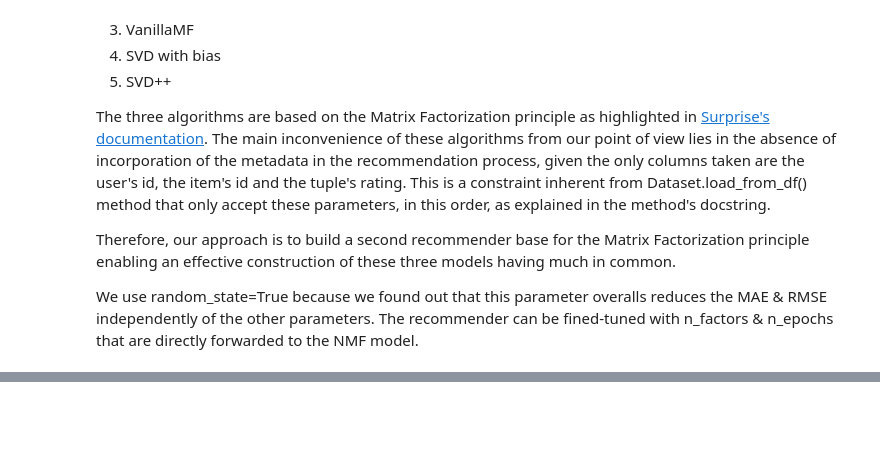
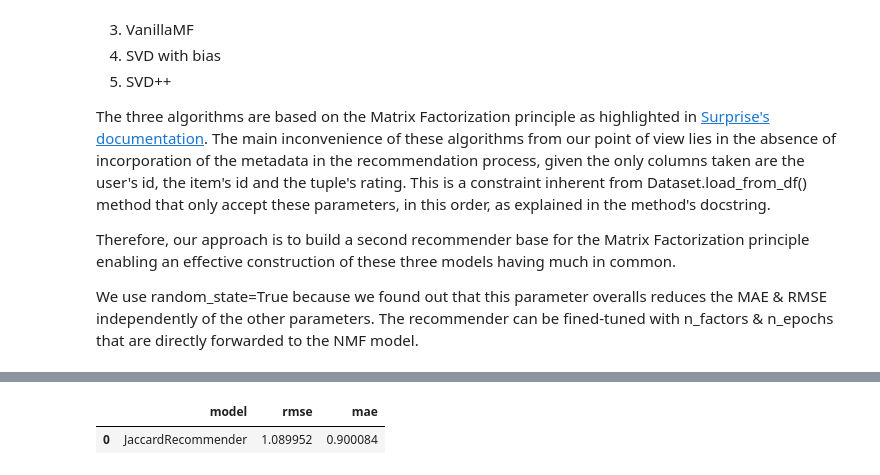
Before and after one commit to LoicE5/Recommendation-models-analysis, a Jupyter notebook: Projet.ipynb, the cells around one changed output, grey strips where cells are left out. Saved outputs shown, nothing was run; the diff lists cells and outputs as text; code cells hidden in the pictures; blank space fills up the shorter version.

Commit message:
predict + 2nd custom class

```diff
--- a/Projet.ipynb
+++ b/Projet.ipynb
@@ -200,11 +200,9 @@ class BaseRecommender:
         ]
 
         if not user_movie_rating.empty:
-            # User has rated the movie, return the actual rating
             actual_rating = user_movie_rating['user_rating'].values[0]
             return float(actual_rating)
         else:
-            # User hasn't rated the movie, proceed with prediction
             return self.model.predict(user_id, item_id).est
 
     def get_top_movies_for_user(self, user_id: int | str, n: int = 10) -> pd.DataFrame:
@@ -235,8 +233,8 @@ class BaseRecommender:
         assert len(self.predictions) >= 0
         return pd.DataFrame([{
             'model': self.__class__.__name__,
-            'rmse': accuracy.rmse(self.predictions),
-            'mae': accuracy.mae(self.predictions)
+            'rmse': accuracy.rmse(self.predictions, verbose=False),
+            'mae': accuracy.mae(self.predictions, verbose=False)
         }])
 # %% [markdown]
 ## Analysis of several models and parameters
@@ -537,0 +465,44 @@ MAE:  0.8732
+# %%
+from typing import Any
+from surprise import AlgoBase, Trainset
+from sklearn.metrics import jaccard_score
+
+class JaccardDistanceAlgorithm(AlgoBase):
+    def __init__(self, sim_options:dict={}, **kwargs:Any):
+        AlgoBase.__init__(self, sim_options=sim_options, **kwargs)
+
+    def fit(self, trainset:Trainset)->'JaccardDistanceAlgorithm':
+        AlgoBase.fit(self, trainset)
+        return self
+
+    def estimate(self, u:int|str, i:str)->float:
+        try:
+            u_id = self.trainset.to_inner_uid(u)
+            i_id = self.trainset.to_inner_iid(i)
+        except ValueError:
+            return self.default_prediction()
+
+        u_vector = self.trainset.ur[u_id]
+        i_vector = self.trainset.ir[i_id]
+
+        jaccard_similarity = jaccard_score(u_vector, i_vector)
+
+        estimated_rating = jaccard_similarity * 4 + 1
+
+        return estimated_rating
+
+class JaccardRecommender(BaseRecommender):
+    model:JaccardDistanceAlgorithm
+
+    def train(self)->None:
+        jda = JaccardDistanceAlgorithm()
+        jda.fit(self.train_set)
+        self.model = jda
+
+jaccard_recommender = JaccardRecommender()
+jaccard_recommender.train()
+jaccard_recommender.test()
+jaccard_recommender.evaluate()
+# %% [output]
+|  | model | rmse | mae |
+| 0 | JaccardRecommender | 1.089952 | 0.900084 |
```
Also changed, not shown: parts of 11 cells of this notebook.
